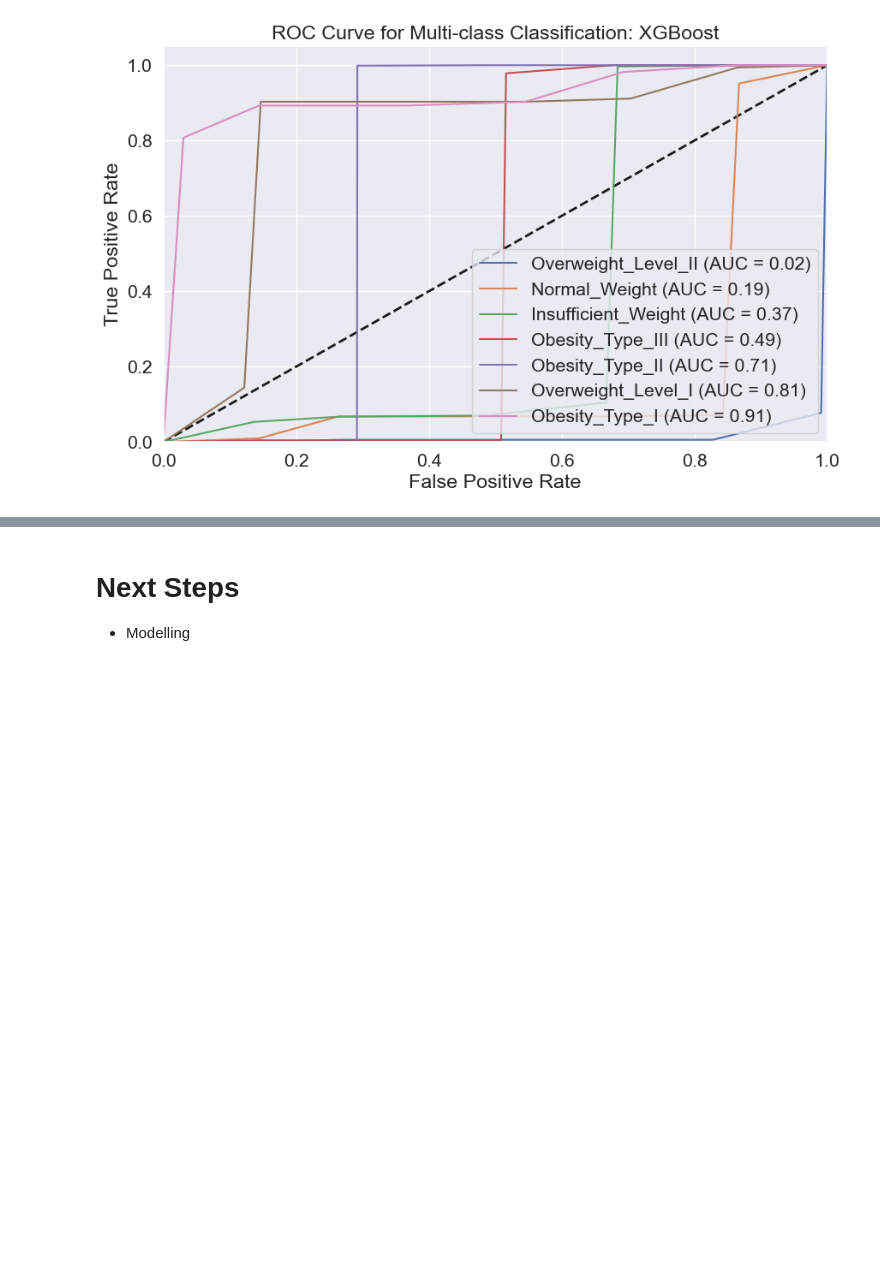
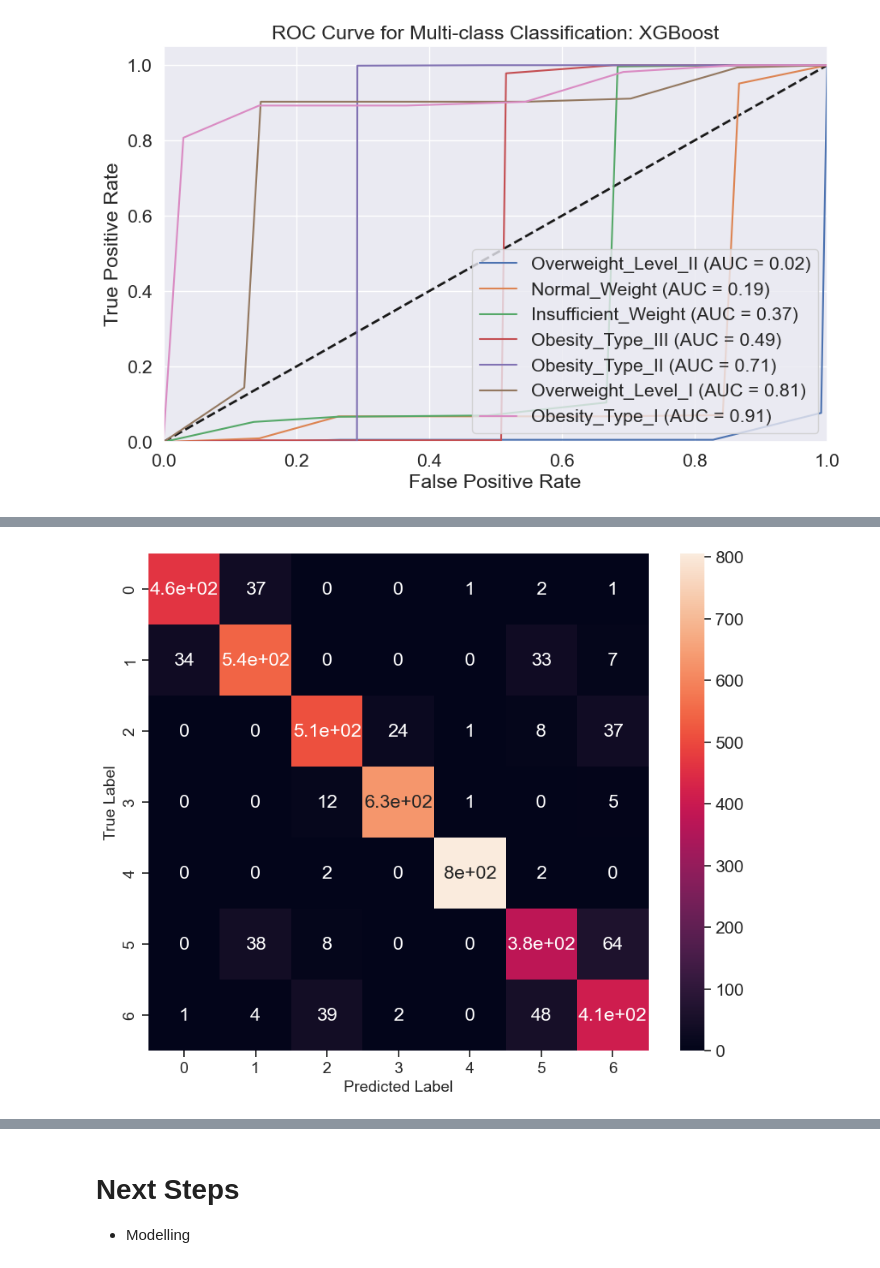
Before and after one commit to muscak/Obesity-Risk-Prediction, a Jupyter notebook: Notebooks/Prediction of Obesity Risk - Modelling.ipynb, the cells around one changed output, grey strips where cells are left out. Cells and saved outputs as stored; diff of their text form; code cells hidden in the pictures; blank space fills up the shorter version.

Commit message:
modelling completed

```diff
--- a/Notebooks/Prediction of Obesity Risk - Modelling.ipynb
+++ b/Notebooks/Prediction of Obesity Risk - Modelling.ipynb
@@ -94,8 +93,8 @@ from sklearn.preprocessing import StandardScaler, OneHotEncoder
 # %% [markdown]
 ## Split the Dataset
 # %%
-x = df.drop('NObeyesdad', axis=1)
-y = df['NObeyesdad']
+x = df.drop(['NObeyesdad', 'NObeyesdad_Encoded'], axis=1)
+y = df['NObeyesdad_Encoded']
 
 x_train, x_test, y_train, y_test = train_test_split(x, y, test_size=0.2, stratify=y)
 # %% [markdown]
@@ -428,9 +427,9 @@ crossvalidation = KFold(n_splits=5, shuffle=True, random_state=101)
 
 h_params = {
     'n_estimators': [100, 200, 500],
-    'learning_rate': [0.01, 0.1, 1.0],
+    'learning_rate': [0.01, 0.1],
     'max_depth': [3, 5, 8],
-    'min_samples_split': [5, 10, 20],
+    'min_samples_split': [5, 10],
 }
 grid = GridSearchCV(
     estimator = GBC,
@@ -445,0 +451,3 @@ grid.best_params_, grid.best_score_
+# %%
+model = GradientBoostingClassifier(**grid.best_params_)
+model.fit(x_train_transformed, y_train)
@@ -445,0 +456,3 @@ grid.best_params_, grid.best_score_
+# %%
+y_hat = model.predict(x_test_transformed)
+print(classification_report(y_test, y_hat))
@@ -445,0 +473,4 @@ grid.best_params_, grid.best_score_
+# %%
+plot_confusion_matrix(y_test, y_hat)
+# %% [output]
+[figure, added]
```
Also changed, not shown: parts of 10 cells of this notebook, 3 other files.
